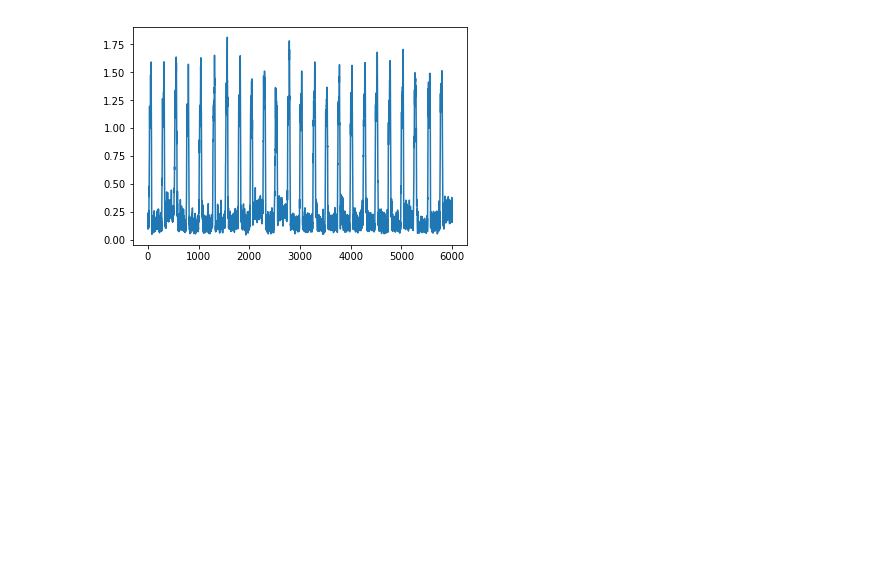
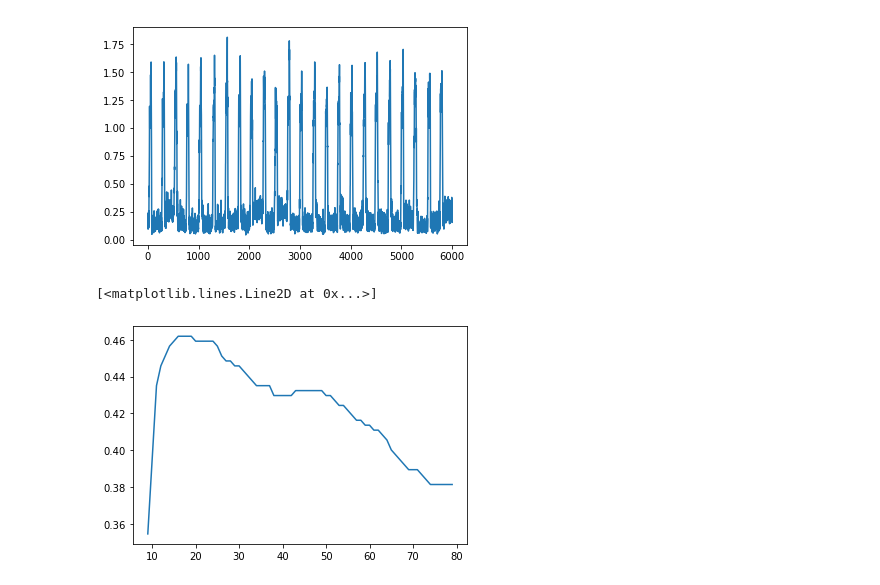
Before and after one commit to mixmixmix/parrtraks, a Jupyter notebook: AnalyseMigration.ipynb, the cells around one changed output. Cells and saved outputs as stored; diff of their text form; code cells hidden in the pictures; blank space fills up the shorter version.

```diff
--- a/AnalyseMigration.ipynb
+++ b/AnalyseMigration.ipynb
@@ -110,3 +115,15 @@ plt.plot(f10[int(36000*2.5):int(36000*(2.5+(1/6)))])
 # %% [output]
 [<matplotlib.lines.Line2D at 0x...>]
 [figure]
+# %%
+import pandas as pd
+#plt.plot(spectrogram15min[:end,0])
+#spectrogram1.shape
+#freq is rounds per second, so to have speed I need m/s, so multiply it by length of flume
+#speeds = pd.Series(11*frequencies5[np.argmax(spectrogram1,axis=0)[:]])
+#speeds = pd.Series(11*frequencies5[np.argmax(spectrogram5,axis=0)[20:100]])
+speeds = pd.Series(11*frequencies5[np.argmax(spectrogram10,axis=0)[20:100]])
+plt.plot(speeds.rolling(window=10,center=False).mean())
+# %% [output]
+[<matplotlib.lines.Line2D at 0x...>]
+[figure, added]
```
Also changed, not shown: parts of 4 cells of this notebook.
